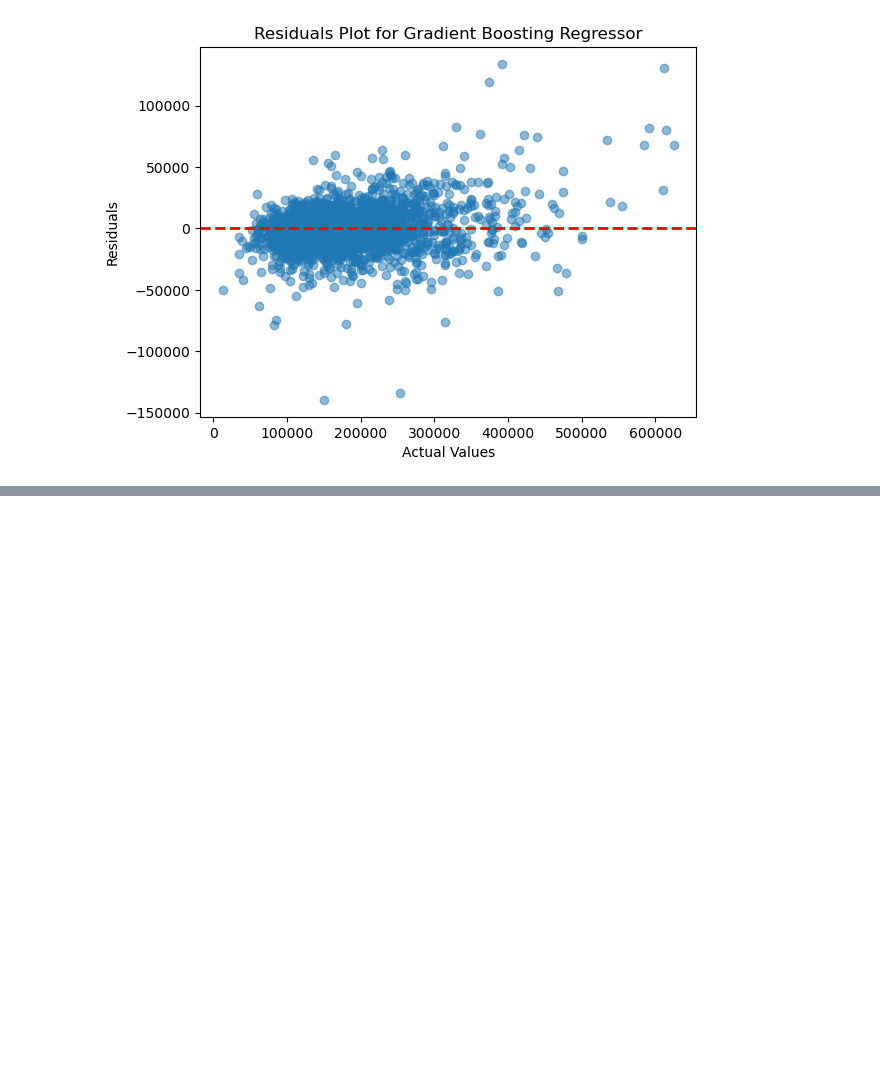
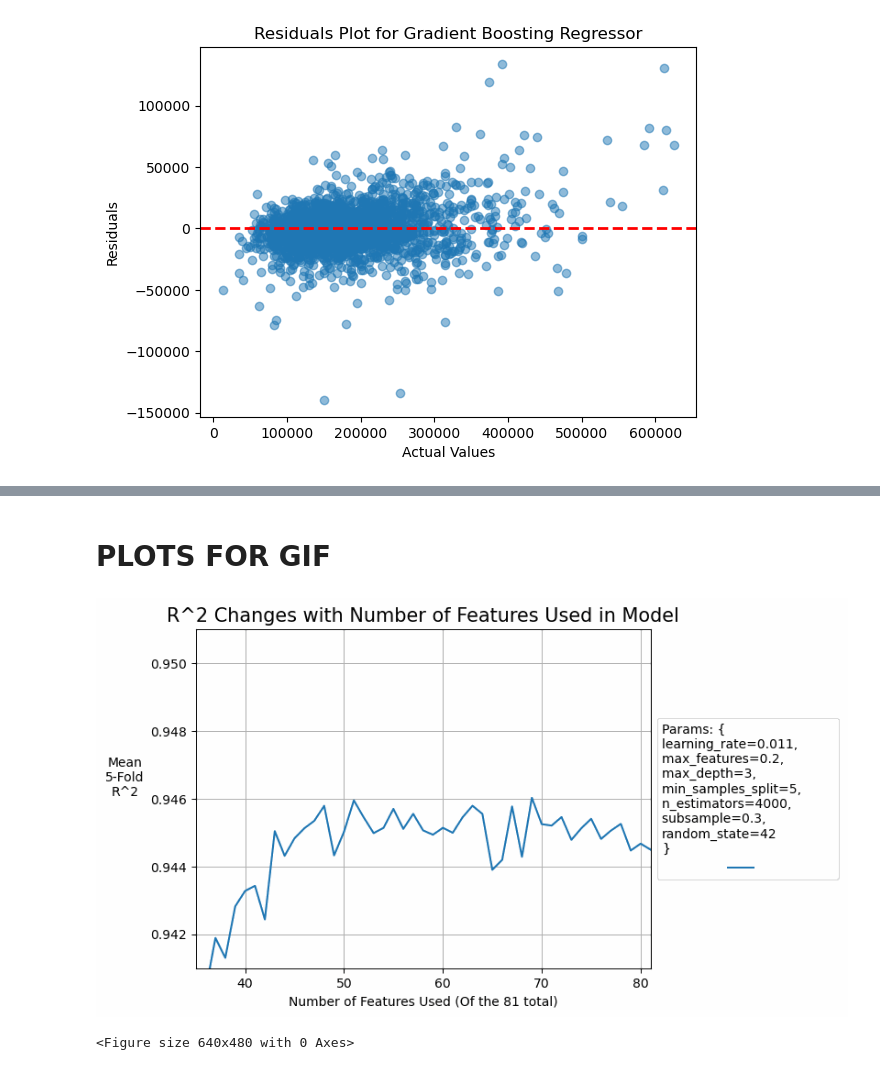
Before and after one commit to nherman3/NYCDSA_ML_Project, a Jupyter notebook: _ML_Project-TEST.ipynb, the cells around one changed output, grey strips where cells are left out. Drawn from its saved outputs; the diff is of its cells as text; code cells hidden in the pictures; blank space fills up the shorter version.

Commit message:
final model testing completed in _ML_Project-TEST.ipynb

```diff
--- a/_ML_Project-TEST.ipynb
+++ b/_ML_Project-TEST.ipynb
@@ -2754,0 +2760,38 @@ plt.show()
+# %% [markdown]
+# PLOTS FOR GIF
+# %%
+features_left = 82
+for df in [features_df, features_df2, features_df3, features_df4a, features_df5, features_df6, features_df7]:
+    features_left -=1
+    plt.plot(df['Num_of_features'], df['Mean_R2'], label=' ')
+    plt.xlabel(f'Number of Features Used (Of the {features_left} total)')
+    plt.ylabel('Mean\n5-Fold\nR^2', rotation=0, labelpad=20)
+    plt.title('R^2 Changes with Number of Features Used in Model', fontsize=15)
+    plt.ylim(0.941,0.951)
+    plt.xlim(35,81)
+    if features_left > 76:
+        plt.legend(loc='center left', bbox_to_anchor=(1, 0.5)).set_title('Params: {\nlearning_rate=0.011, \
+        \nmax_features=0.2, \nmax_depth=3, \nmin_samples_split=5, \nn_estimators=4000, \nsubsample=0.3, \nrandom_state=42\n}')
+    else:
+        plt.legend(loc='center left', bbox_to_anchor=(1, 0.5)).set_title('Params: {\nlearning_rate=0.011, \
+        \nmax_features=0.2, \nmax_depth=3, \nmin_samples_split=5, \nn_estimators=8000, \nsubsample=0.3, \nrandom_state=42\n}')
+    plt.grid(True)
+    plt.savefig(f'./_{features_left}.png',
+                bbox_inches="tight",
+                transparent = False,
+                facecolor = 'white')
+    plt.clf()
+
+import imageio
+from IPython.display import display, Image
+frames = []
+for features_left in list(range(81,74,-1)):
+    image = imageio.v2.imread(f'./_{features_left}.png')
+    frames.append(image)
+imageio.mimsave('./Feature_Selection.gif',
+                frames, duration=1500, loop=0)
+gif_path = './Feature_Selection.gif'
+display(Image(filename=gif_path))
+# %% [output]
+[figure, added]
+<Figure size 640x480 with 0 Axes>
```
Also changed, not shown: parts of 5 cells of this notebook.
